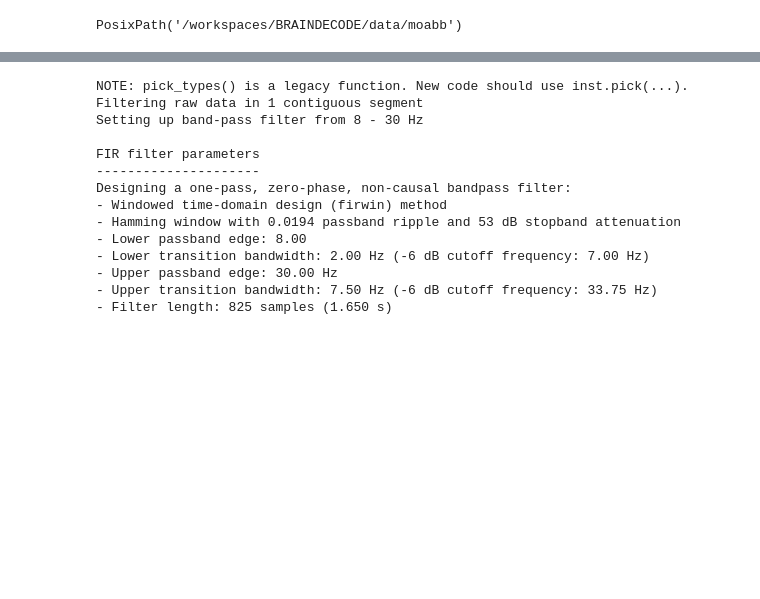
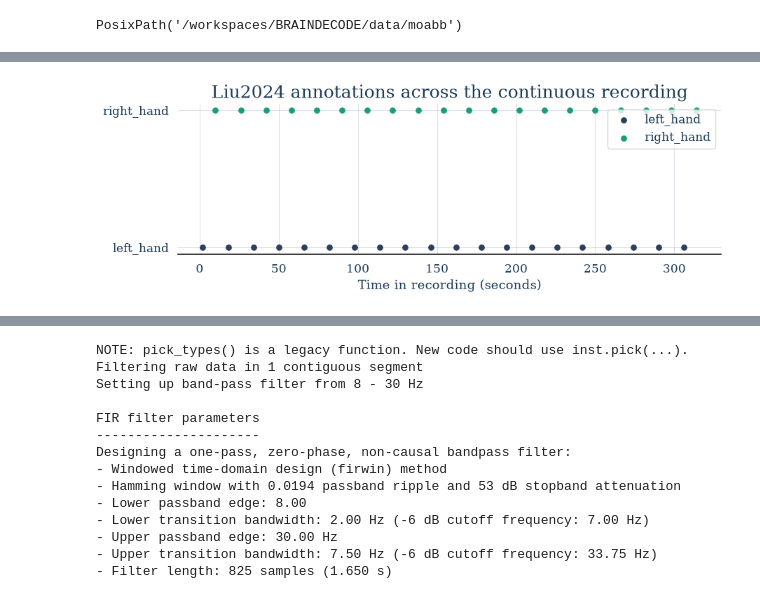
Before and after one commit to hmmakand/EEG, a Jupyter notebook: notebooks/dataset_test_splitting_liu2024.ipynb, the cells around one changed output, grey strips where cells are left out. Drawn from its saved outputs; the diff is of its cells as text; code cells hidden in the pictures; blank space fills up the shorter version.

```diff
--- a/notebooks/dataset_test_splitting_liu2024.ipynb
+++ b/notebooks/dataset_test_splitting_liu2024.ipynb
@@ -19,0 +164,22 @@ Used Annotations descriptions: [np.str_('left_hand'), np.str_('right_hand')]
+# %%
+sfreq = raw.info["sfreq"]
+
+event_table = annotations.copy()
+event_table.insert(0, "event_index", range(len(event_table)))
+event_table["onset_sample"] = (event_table["onset_sec"] * sfreq).round().astype(int)
+event_table["stop_sec"] = event_table["onset_sec"] + event_table["duration_sec"]
+event_table["stop_sample"] = (event_table["stop_sec"] * sfreq).round().astype(int)
+event_table["gap_from_previous_sec"] = event_table["onset_sec"].diff()
+
+event_summary = (
+    event_table.groupby("description")
+    .agg(
+        n_events=("description", "size"),
+        first_onset_sec=("onset_sec", "min"),
+        last_onset_sec=("onset_sec", "max"),
+        mean_duration_sec=("duration_sec", "mean"),
+    )
+)
+
+display(event_summary)
+event_table.head(12)
@@ -19,0 +208,25 @@ Used Annotations descriptions: [np.str_('left_hand'), np.str_('right_hand')]
+# %%
+import matplotlib.pyplot as plt
+
+labels = sorted(event_table["description"].unique())
+label_to_y = {label: idx for idx, label in enumerate(labels)}
+
+fig, ax = plt.subplots(figsize=(10, 2.8))
+for label in labels:
+    label_events = event_table[event_table["description"] == label]
+    ax.scatter(
+        label_events["onset_sec"],
+        [label_to_y[label]] * len(label_events),
+        s=28,
+        label=label,
+    )
+
+ax.set_yticks(list(label_to_y.values()))
+ax.set_yticklabels(labels)
+ax.set_xlabel("Time in recording (seconds)")
+ax.set_title("Liu2024 annotations across the continuous recording")
+ax.grid(axis="x", alpha=0.3)
+ax.legend(loc="upper right")
+plt.show()
+# %% [output]
+[figure, added]
```
Also changed, not shown: parts of 28 cells of this notebook, 37 other files.
